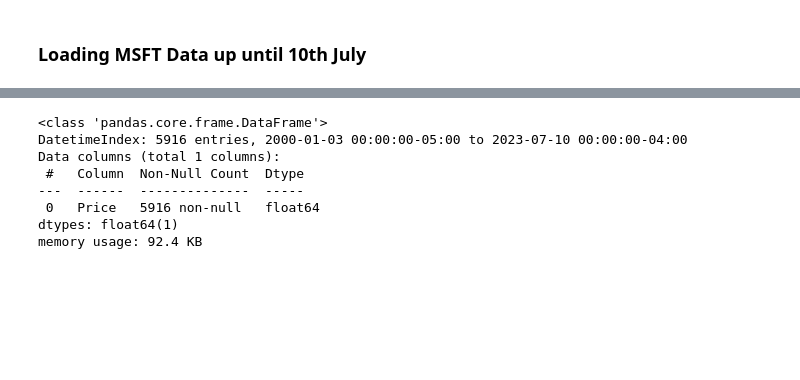
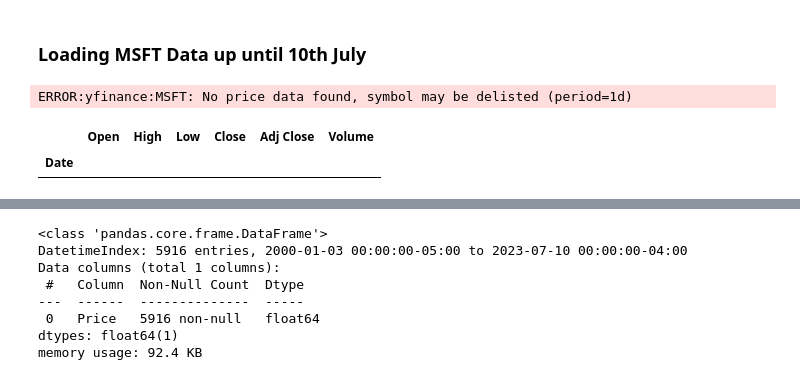
Before and after one commit to laura1machado1delostoyos/MSFTPricePrediction, a Jupyter notebook: MSFT_Price_Prediction_MLPRegressor.ipynb, the cells around one changed output, grey strips where cells are left out. Drawn from its saved outputs; the diff is of its cells as text; code cells hidden in the pictures; blank space fills up the shorter version.

```diff
--- a/MSFT_Price_Prediction_MLPRegressor.ipynb
+++ b/MSFT_Price_Prediction_MLPRegressor.ipynb
@@ -28,6 +28,23 @@ target_date = '2023-07-10'
 target_date_dt = datetime.strptime(target_date, '%Y-%m-%d')
 # %% [markdown]
 ### Loading MSFT Data up until 10th July
+# %%
+# Choose the ticker symbol
+tickerSymbol = 'MSFT'
+
+# Get data on this ticker
+tickerData = yf.Ticker(tickerSymbol)
+
+# Get the historical prices for this ticker
+# We want to load the data up until the 10th July - we will restrict the dataframe to the 3rd July later
+msft2 = tickerData.history(period='1d', end= (target_date_dt + timedelta(days = 1))) #We need to add 1 day to the end of the range so that the time range goes up to the desired target date
+
+# Visualise
+msft2
+# %% [output]
+ERROR:yfinance:MSFT: No price data found, symbol may be delisted (period=1d)
+|  | Open | High | Low | Close | Adj Close | Volume |
+| Date |  |  |  |  |  |  |
 # %%
 # Choose the ticker symbol
 tickerSymbol = 'MSFT'
```
Also changed, not shown: parts of 34 cells of this notebook.
